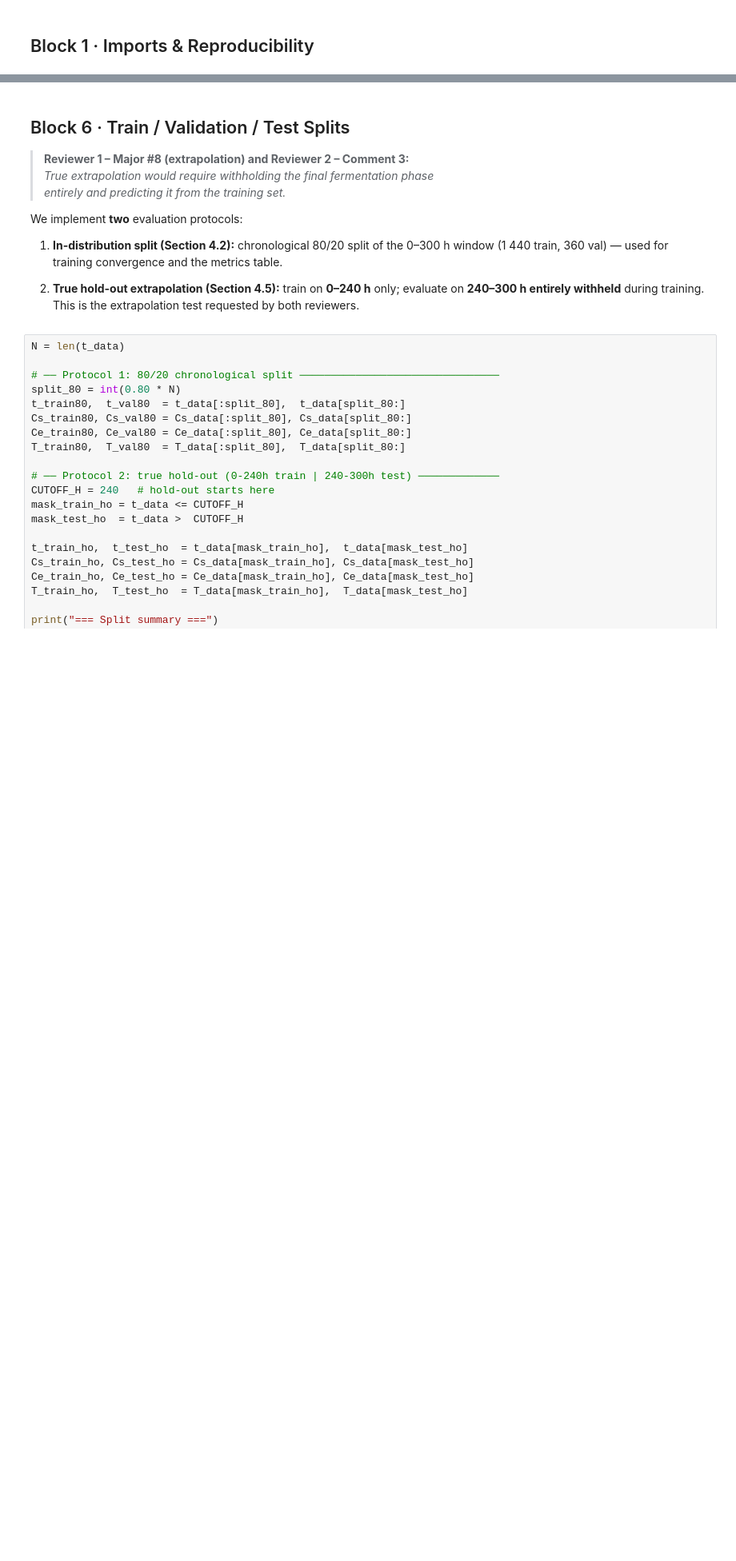
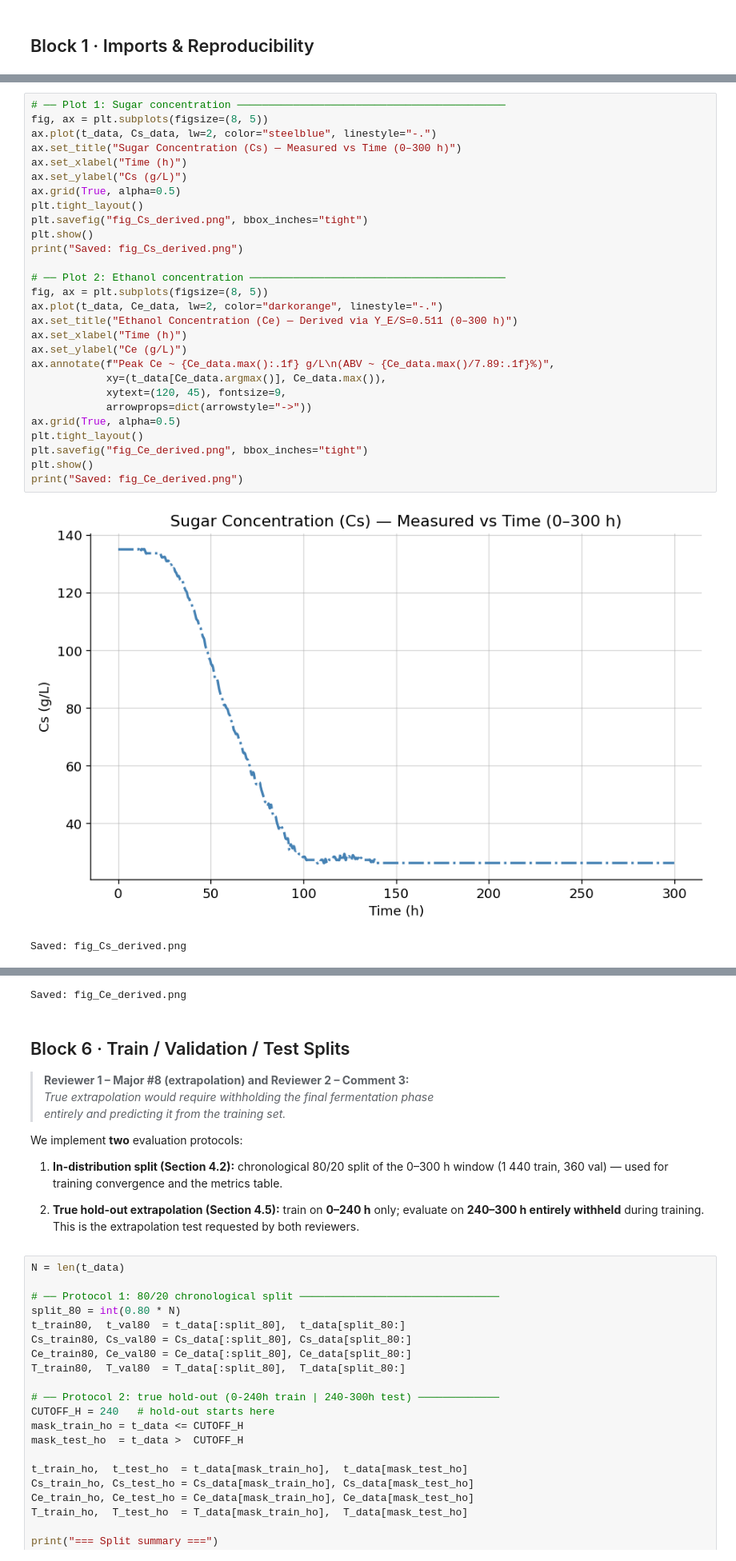
Before and after one commit to EmmanuelLwele/Physics-Informed-Beer-Fermentation-Modelling, a Jupyter notebook: Physics_Informed_Beer_Fermentation_REVISED.ipynb, the cells around one changed output, grey strips where cells are left out. Shown at 80% size. Drawn from its saved outputs; the diff is of its cells as text; blank space fills up the shorter version.

```diff
--- a/Physics_Informed_Beer_Fermentation_REVISED.ipynb
+++ b/Physics_Informed_Beer_Fermentation_REVISED.ipynb
@@ -362,0 +289,31 @@ plt.show()
+# %%
+# ── Plot 1: Sugar concentration ───────────────────────────────────────────
+fig, ax = plt.subplots(figsize=(8, 5))
+ax.plot(t_data, Cs_data, lw=2, color="steelblue", linestyle="-.")
+ax.set_title("Sugar Concentration (Cs) — Measured vs Time (0–300 h)")
+ax.set_xlabel("Time (h)")
+ax.set_ylabel("Cs (g/L)")
+ax.grid(True, alpha=0.5)
+plt.tight_layout()
+plt.savefig("fig_Cs_derived.png", bbox_inches="tight")
+plt.show()
+print("Saved: fig_Cs_derived.png")
+
+# ── Plot 2: Ethanol concentration ─────────────────────────────────────────
+fig, ax = plt.subplots(figsize=(8, 5))
+ax.plot(t_data, Ce_data, lw=2, color="darkorange", linestyle="-.")
+ax.set_title("Ethanol Concentration (Ce) — Derived via Y_E/S=0.511 (0–300 h)")
+ax.set_xlabel("Time (h)")
+ax.set_ylabel("Ce (g/L)")
+ax.annotate(f"Peak Ce ~ {Ce_data.max():.1f} g/L\n(ABV ~ {Ce_data.max()/7.89:.1f}%)",
+            xy=(t_data[Ce_data.argmax()], Ce_data.max()),
+            xytext=(120, 45), fontsize=9,
+            arrowprops=dict(arrowstyle="->"))
+ax.grid(True, alpha=0.5)
+plt.tight_layout()
+plt.savefig("fig_Ce_derived.png", bbox_inches="tight")
+plt.show()
+print("Saved: fig_Ce_derived.png")
+# %% [output]
+[figure, added]
+Saved: fig_Cs_derived.png
@@ -363,3 +321,4 @@ plt.show()
+Saved: fig_Ce_derived.png
 # %% [markdown]
 ## Block 6 · Train / Validation / Test Splits
 
```
Also changed, not shown: parts of 31 cells of this notebook, 11 other files.
